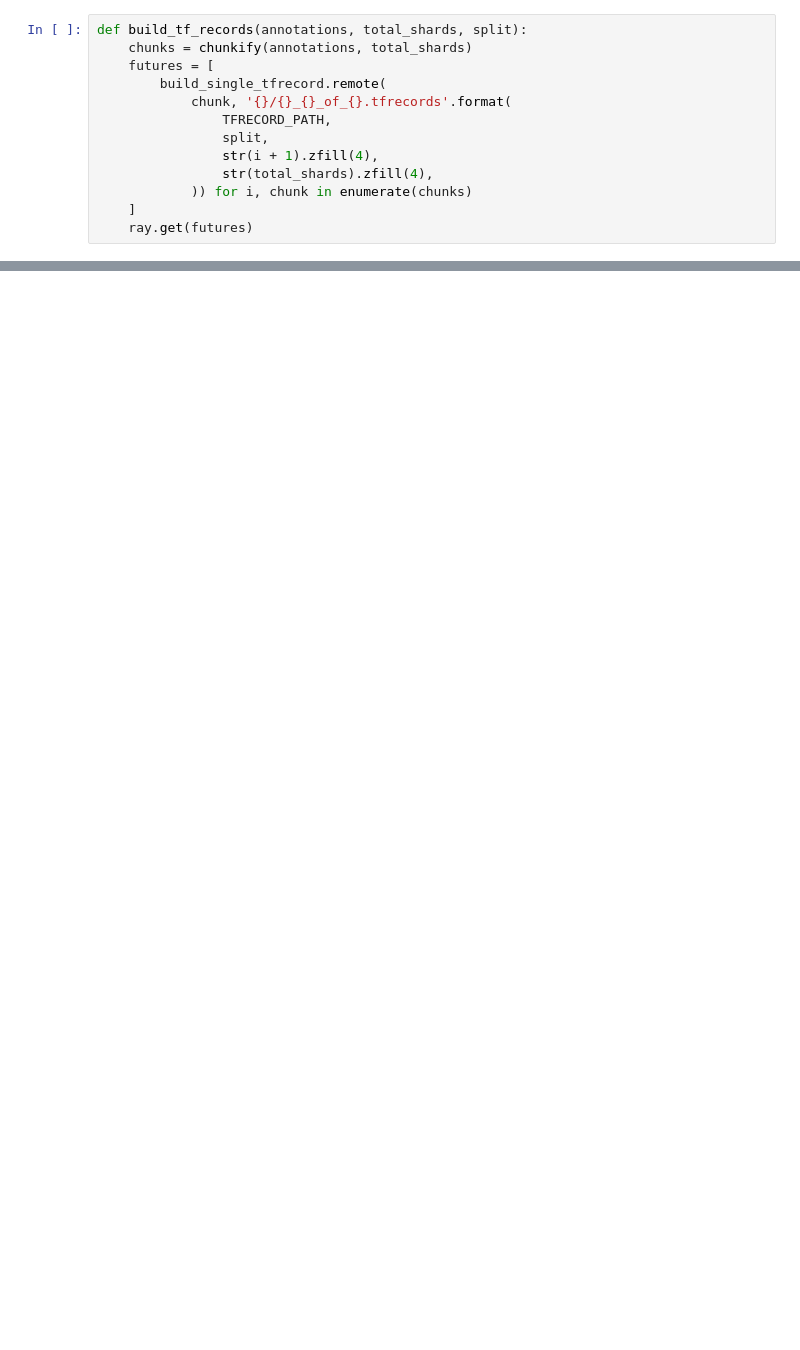
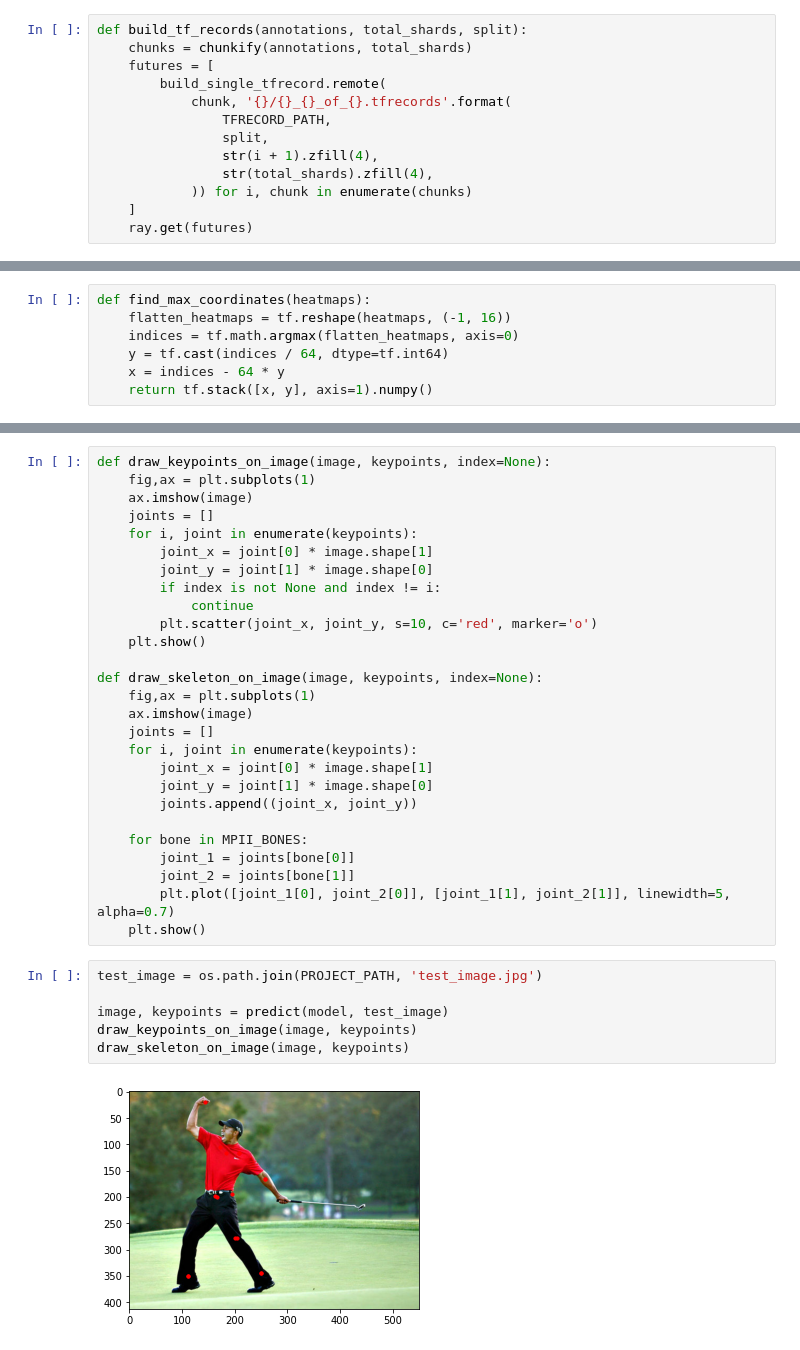
Before and after one commit to stormofdawn/aiffel_GD, a Jupyter notebook: [GD16]Human_pose.ipynb, the cells around one changed output, grey strips where cells are left out. Drawn from its saved outputs; the diff is of its cells as text; blank space fills up the shorter version.

```diff
--- a/[GD16]Human_pose.ipynb
+++ b/[GD16]Human_pose.ipynb
@@ -415,0 +1061,7 @@ Successfully wrote 44492 annotations to TF Records.
+# %%
+def find_max_coordinates(heatmaps):
+    flatten_heatmaps = tf.reshape(heatmaps, (-1, 16))
+    indices = tf.math.argmax(flatten_heatmaps, axis=0)
+    y = tf.cast(indices / 64, dtype=tf.int64)
+    x = indices - 64 * y
+    return tf.stack([x, y], axis=1).numpy()
@@ -415,0 +1108,35 @@ Successfully wrote 44492 annotations to TF Records.
+# %%
+def draw_keypoints_on_image(image, keypoints, index=None):
+    fig,ax = plt.subplots(1)
+    ax.imshow(image)
+    joints = []
+    for i, joint in enumerate(keypoints):
+        joint_x = joint[0] * image.shape[1]
+        joint_y = joint[1] * image.shape[0]
+        if index is not None and index != i:
+            continue
+        plt.scatter(joint_x, joint_y, s=10, c='red', marker='o')
+    plt.show()
+
+def draw_skeleton_on_image(image, keypoints, index=None):
+    fig,ax = plt.subplots(1)
+    ax.imshow(image)
+    joints = []
+    for i, joint in enumerate(keypoints):
+        joint_x = joint[0] * image.shape[1]
+        joint_y = joint[1] * image.shape[0]
+        joints.append((joint_x, joint_y))
+
+    for bone in MPII_BONES:
+        joint_1 = joints[bone[0]]
+        joint_2 = joints[bone[1]]
+        plt.plot([joint_1[0], joint_2[0]], [joint_1[1], joint_2[1]], linewidth=5, alpha=0.7)
+    plt.show()
+# %%
+test_image = os.path.join(PROJECT_PATH, 'test_image.jpg')
+
+image, keypoints = predict(model, test_image)
+draw_keypoints_on_image(image, keypoints)
+draw_skeleton_on_image(image, keypoints)
+# %% [output]
+[figure, added]
```
Also changed, not shown: parts of 51 cells of this notebook.
